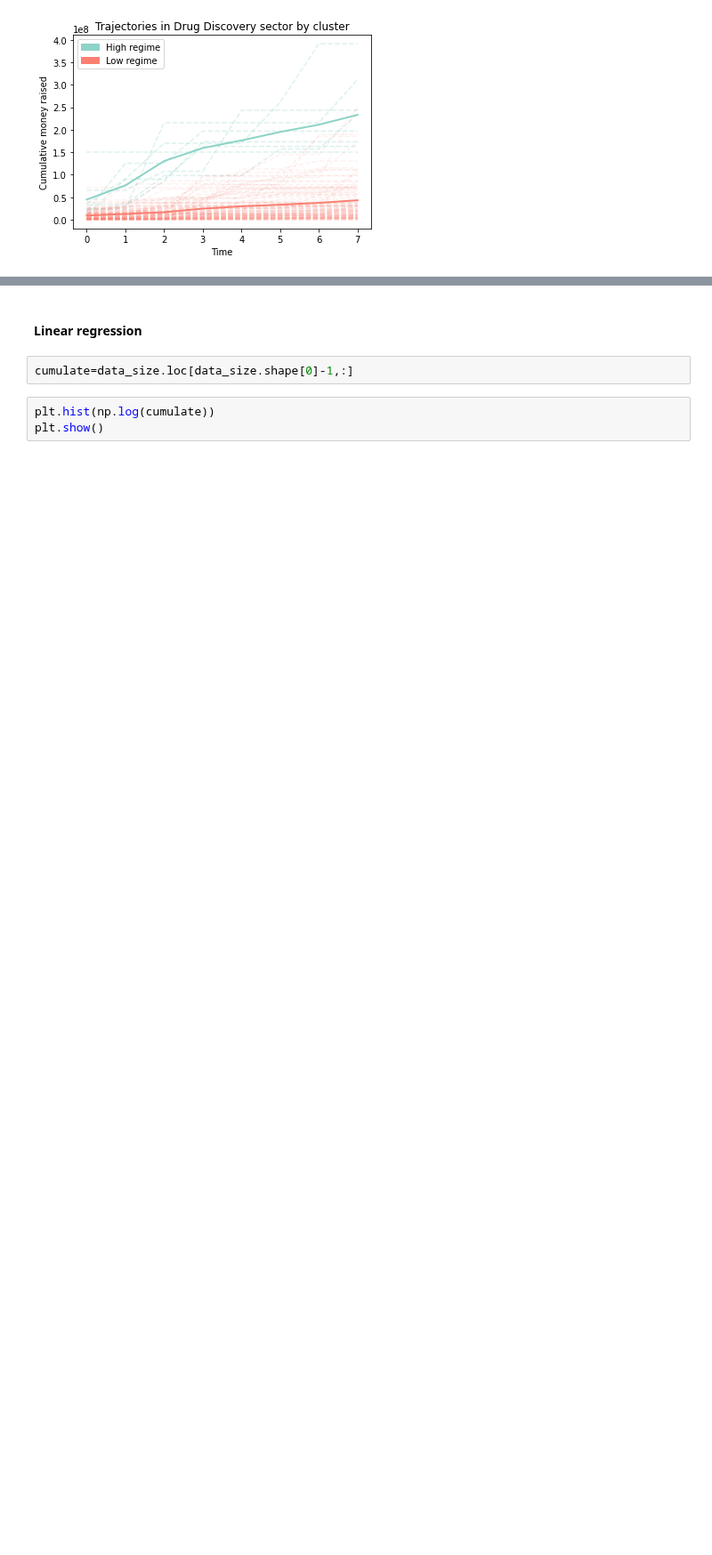
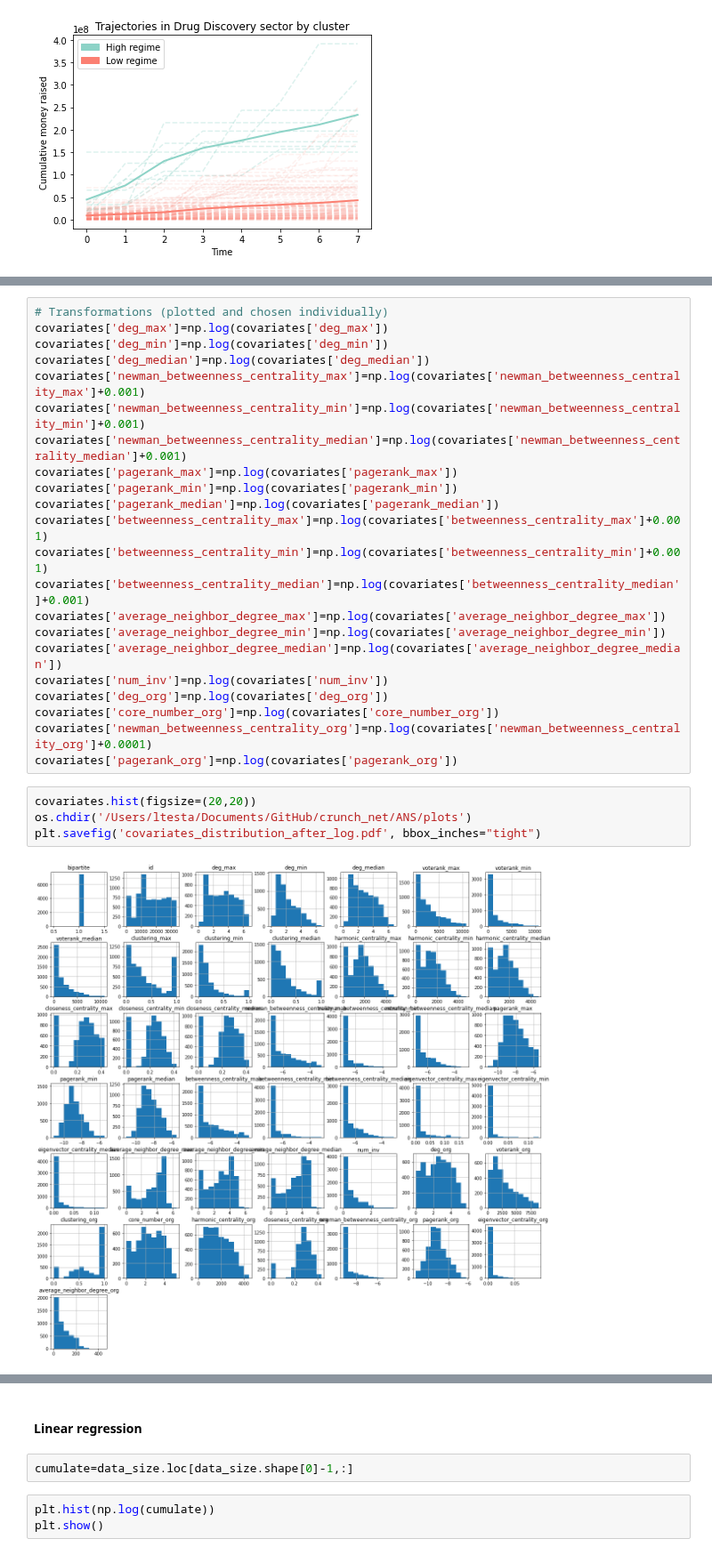
Before and after one commit to testalorenzo/crunch_net, a Jupyter notebook: ANS/notebook/notebooks/ANS_extension.ipynb, the cells around one changed output, grey strips where cells are left out. Shown at 89% size. Cells and saved outputs as stored; diff of their text form; blank space fills up the shorter version.

```diff
--- a/ANS/notebook/notebooks/ANS_extension.ipynb
+++ b/ANS/notebook/notebooks/ANS_extension.ipynb
@@ -219,0 +237,28 @@ toplot.shape
+# %%
+# Transformations (plotted and chosen individually)
+covariates['deg_max']=np.log(covariates['deg_max'])
+covariates['deg_min']=np.log(covariates['deg_min'])
+covariates['deg_median']=np.log(covariates['deg_median'])
+covariates['newman_betweenness_centrality_max']=np.log(covariates['newman_betweenness_centrality_max']+0.001)
+covariates['newman_betweenness_centrality_min']=np.log(covariates['newman_betweenness_centrality_min']+0.001)
+covariates['newman_betweenness_centrality_median']=np.log(covariates['newman_betweenness_centrality_median']+0.001)
+covariates['pagerank_max']=np.log(covariates['pagerank_max'])
+covariates['pagerank_min']=np.log(covariates['pagerank_min'])
+covariates['pagerank_median']=np.log(covariates['pagerank_median'])
+covariates['betweenness_centrality_max']=np.log(covariates['betweenness_centrality_max']+0.001)
+covariates['betweenness_centrality_min']=np.log(covariates['betweenness_centrality_min']+0.001)
+covariates['betweenness_centrality_median']=np.log(covariates['betweenness_centrality_median']+0.001)
+covariates['average_neighbor_degree_max']=np.log(covariates['average_neighbor_degree_max'])
+covariates['average_neighbor_degree_min']=np.log(covariates['average_neighbor_degree_min'])
+covariates['average_neighbor_degree_median']=np.log(covariates['average_neighbor_degree_median'])
+covariates['num_inv']=np.log(covariates['num_inv'])
+covariates['deg_org']=np.log(covariates['deg_org'])
+covariates['core_number_org']=np.log(covariates['core_number_org'])
+covariates['newman_betweenness_centrality_org']=np.log(covariates['newman_betweenness_centrality_org']+0.0001)
+covariates['pagerank_org']=np.log(covariates['pagerank_org'])
+# %%
+covariates.hist(figsize=(20,20))
+os.chdir('/Users/ltesta/Documents/GitHub/crunch_net/ANS/plots')
+plt.savefig('covariates_distribution_after_log.pdf', bbox_inches="tight")
+# %% [output]
+[figure, added]
```
Also changed, not shown: parts of 8 cells of this notebook, 3 other files.
